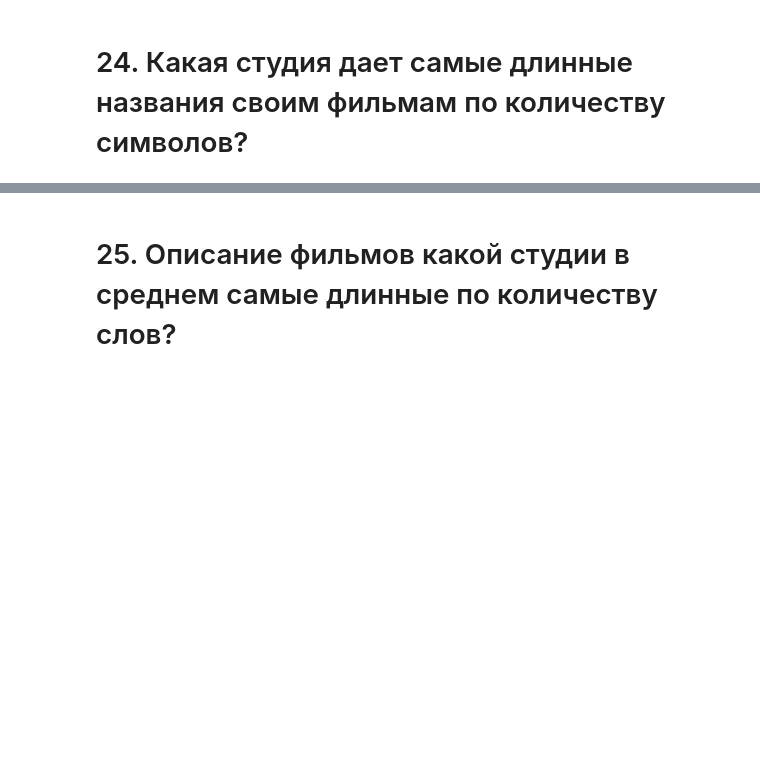
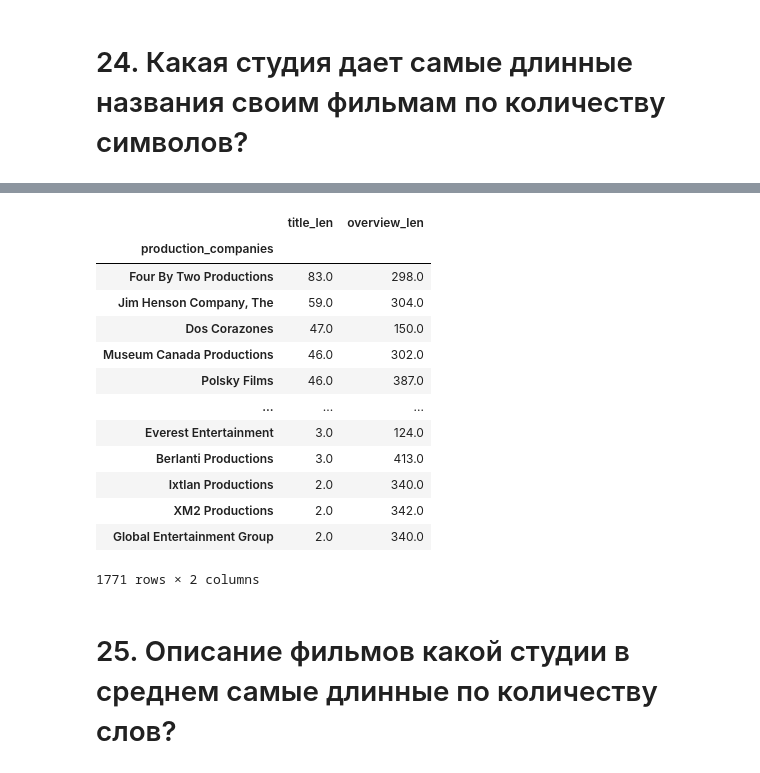
Before and after one commit to mintylife/SkillFactory, a Jupyter notebook: module_1/Movies_IMBD_v4.1_TEMPLATE.ipynb, the cells around one changed output, grey strips where cells are left out. Saved outputs shown, nothing was run; the diff lists cells and outputs as text; code cells hidden in the pictures; blank space fills up the shorter version.

```diff
--- a/module_1/Movies_IMBD_v4.1_TEMPLATE.ipynb
+++ b/module_1/Movies_IMBD_v4.1_TEMPLATE.ipynb
@@ -483,2 +513,23 @@ answers[23]
+# %%
+studios = get_studios('title_len')
+
+display(studios)
+
+answer(studios.iloc[0].name, 24, False)
+# %% [output]
+|  | title_len | overview_len |
+| production_companies |  |  |
+| Four By Two Productions | 83.0 | 298.0 |
+| Jim Henson Company, The | 59.0 | 304.0 |
+| Dos Corazones | 47.0 | 150.0 |
+| Museum Canada Productions | 46.0 | 302.0 |
+| Polsky Films | 46.0 | 387.0 |
+| ... | ... | ... |
+| Everest Entertainment | 3.0 | 124.0 |
+| Berlanti Productions | 3.0 | 413.0 |
+| Ixtlan Productions | 2.0 | 340.0 |
+| XM2 Productions | 2.0 | 342.0 |
+| Global Entertainment Group | 2.0 | 340.0 |
+1771 rows × 2 columns
 # %% [markdown]
 # 25. Описание фильмов какой студии в среднем самые длинные по количеству слов?
```
Also changed, not shown: parts of 5 cells of this notebook.
